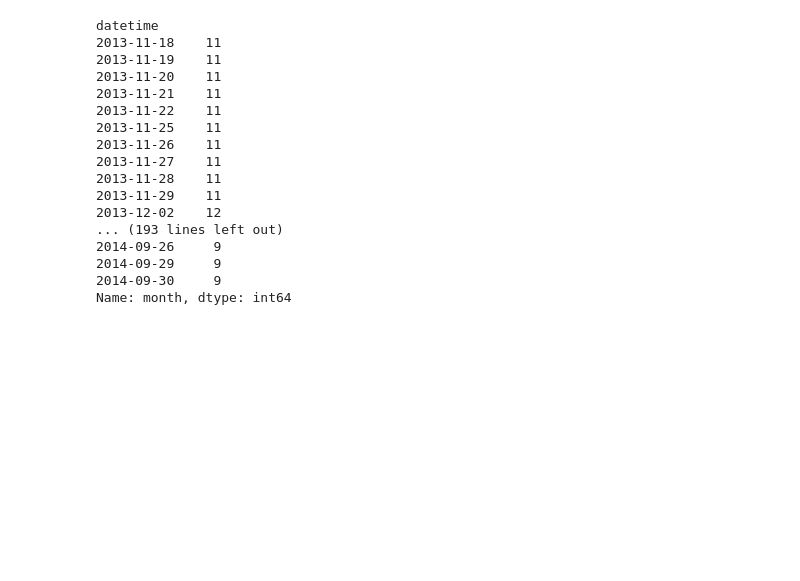
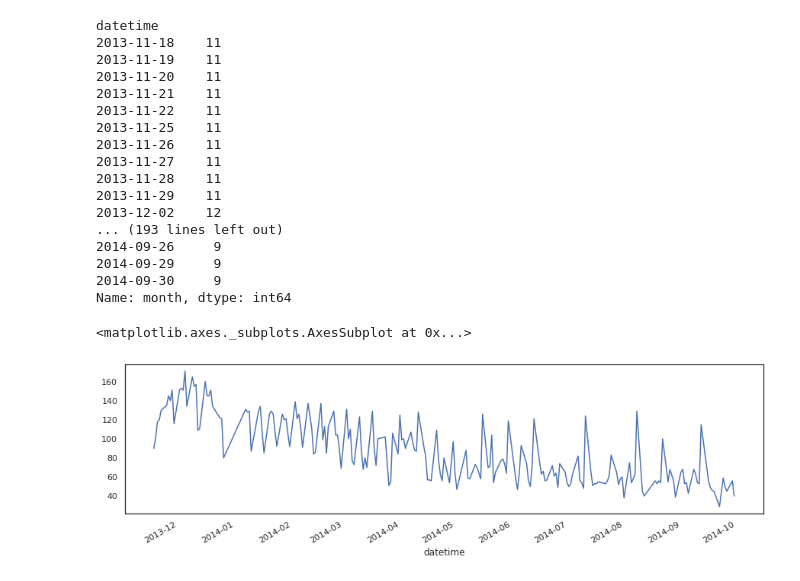
Before and after one commit to hiro106/signate-bento-sales-prediction, a Jupyter notebook: bento_demand_prediction_signate.ipynb, the cells around one changed output. Cells and saved outputs as stored; diff of their text form; code cells hidden in the pictures; blank space fills up the shorter version.

```diff
--- a/bento_demand_prediction_signate.ipynb
+++ b/bento_demand_prediction_signate.ipynb
@@ -492,3 +495,8 @@ datetime
 2014-09-29     9
 2014-09-30     9
 Name: month, dtype: int64
+# %%
+train["y"].plot(figsize=(15, 4))
+# %% [output]
+<matplotlib.axes._subplots.AxesSubplot at 0x...>
+[figure, added]
```
Also changed, not shown: parts of 49 cells of this notebook.
